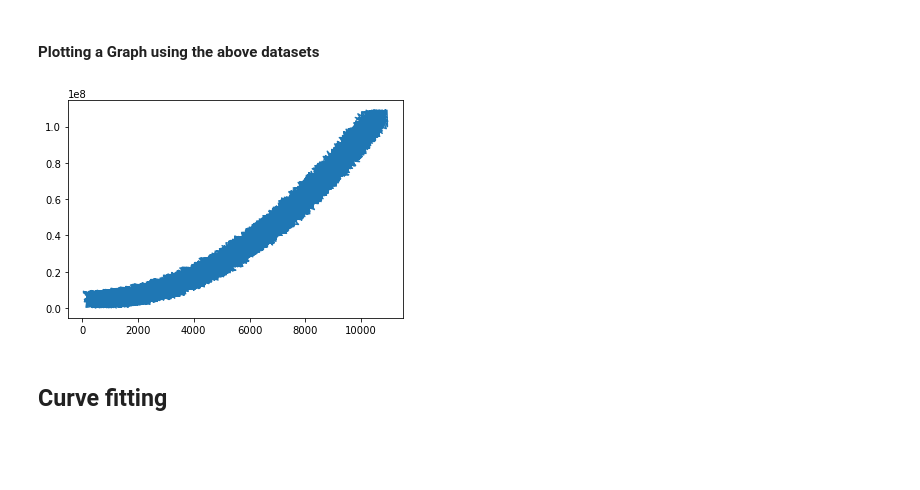
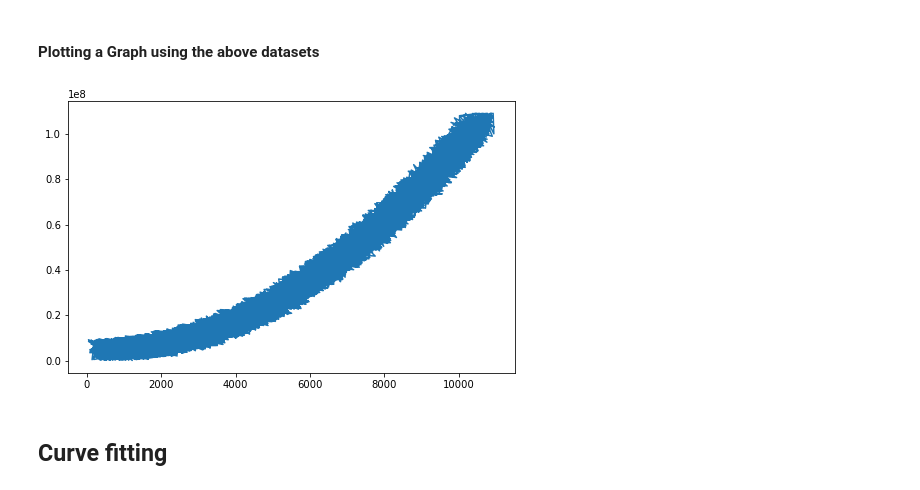
Before and after one commit to f0rSaaa/RM_Assignment, a Jupyter notebook: RM assignment.ipynb, the cells around one changed output. Drawn from its saved outputs; the diff is of its cells as text; code cells hidden in the pictures; blank space fills up the shorter version.

```diff
--- a/RM assignment.ipynb
+++ b/RM assignment.ipynb
@@ -62,10 +62,11 @@ array([4.27e+06, 7.56e+06, 4.50e+06, ..., 1.09e+08, 1.02e+08, 1.02e+08])
 # %% [markdown]
 #### Plotting a Graph using the above datasets
 # %%
+plt.figure(figsize = (8, 5))
 plt.plot(x,y)
 plt.show()
 # %% [output]
-[figure, old version]
+[figure, new version]
 # %% [markdown]
 ## Curve fitting
 # %% [markdown]
```
Also changed, not shown: parts of 10 cells of this notebook.
